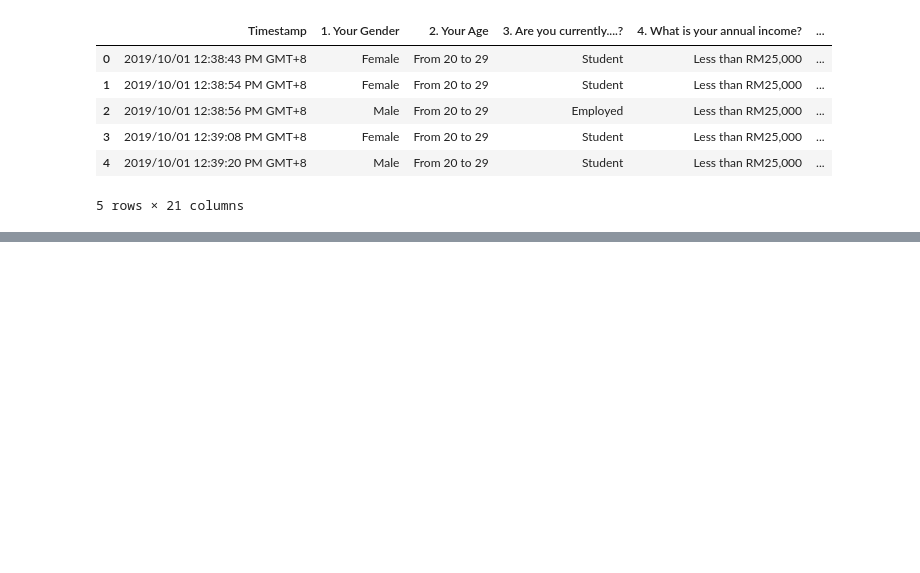
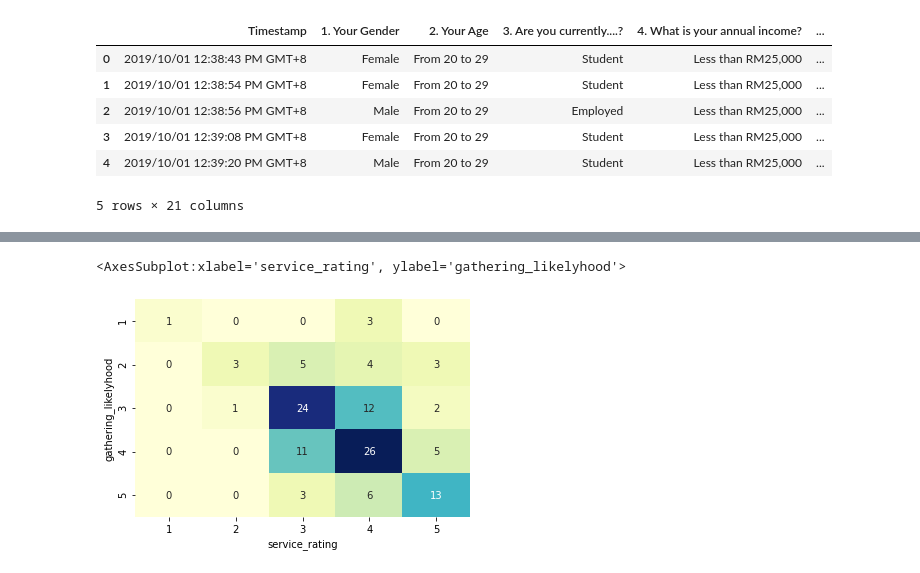
Before and after one commit to Johndsalas/Starbucks_Customer_Profiles, a Jupyter notebook: Untitled.ipynb, the cells around one changed output, grey strips where cells are left out. Drawn from its saved outputs; the diff is of its cells as text; code cells hidden in the pictures; blank space fills up the shorter version.

```diff
--- a/Untitled.ipynb
+++ b/Untitled.ipynb
@@ -14,0 +65,22 @@ df.head()
+# %%
+df = df.rename(columns={'Timestamp':'time',
+                        '1. Your Gender':'gender',
+                        '2. Your Age':'age_group',
+                        '3. Are you currently....?':'employment_status',
+                        '4. What is your annual income?':'annual_income_group',
+                        '5. How often do you visit Starbucks?':'visit_frequency',
+                        '6. How do you usually enjoy Starbucks?':'dining_type',
+                        '7. How much time do you normally  spend during your visit?':'visit_length',
+                        '8. The nearest Starbucks\'s outlet to you is...?':'distance_away',
+                        '9. Do you have Starbucks membership card?':'membership_card',
+                        '10. What do you most frequently purchase at Starbucks?':'most_frequent_purchase',
+                        '11. On average, how much would you spend at Starbucks per visit?':'spend_per_visit',
+                        '12. How would you rate the quality of Starbucks compared to other brands (Coffee Bean, Old Town White Coffee..) to be:':'brand_rating',
+                        '13. How would you rate the price range at Starbucks?':'price_rating',
+                        '14. How important are sales and promotions in your purchase decision?':'promotion_importance',
+                        '15. How would you rate the ambiance at Starbucks? (lighting, music, etc...)':'ambiance_rating',
+                        '16. You rate the WiFi quality at Starbucks as..':'wifi_rating',
+                        '17. How would you rate the service at Starbucks? (Promptness, friendliness, etc..)':'service_rating',
+                        '18. How likely you will choose Starbucks for doing business meetings or hangout with friends?':'gathering_likelyhood',
+                        '19. How do you come to hear of promotions at Starbucks? Check all that apply.':'promotions_from',
+                        '20. Will you continue buying at Starbucks?':'continue_buying'})
@@ -14,0 +98,5 @@ df.head()
+# %%
+sns.heatmap(pd.crosstab(df.gathering_likelyhood,df.service_rating),cmap="YlGnBu", annot=True, cbar=False)
+# %% [output]
+<AxesSubplot:xlabel='service_rating', ylabel='gathering_likelyhood'>
+[figure, added]
```
Also changed, not shown: parts of 5 cells of this notebook.
